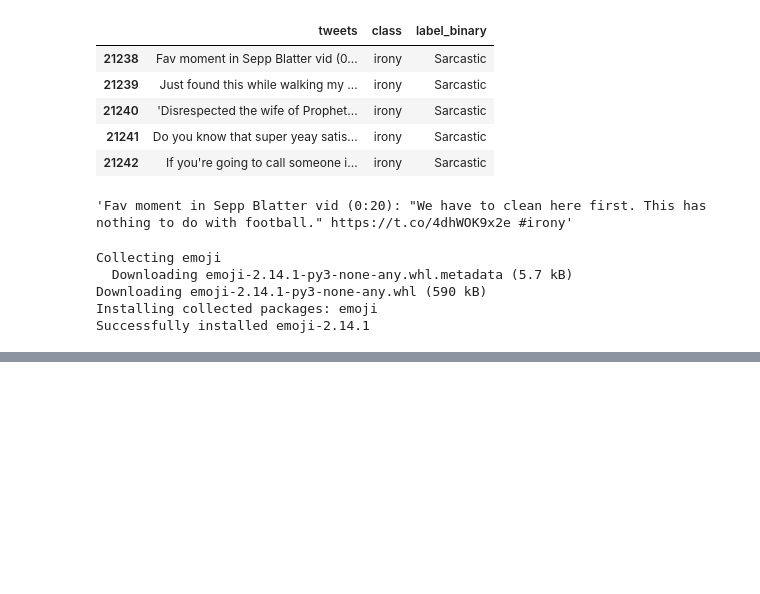
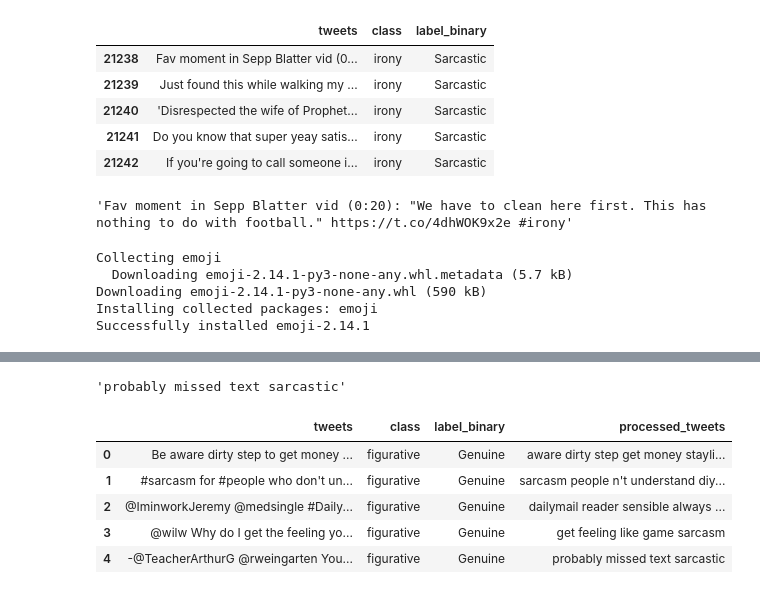
Before and after one commit to FundyLord/DataForger-Sarcasm, a Jupyter notebook: Sarcasm_detector.ipynb, the cells around one changed output, grey strips where cells are left out. Drawn from its saved outputs; the diff is of its cells as text; code cells hidden in the pictures; blank space fills up the shorter version.

```diff
--- a/Sarcasm_detector.ipynb
+++ b/Sarcasm_detector.ipynb
@@ -147,7 +162,7 @@ def preprocess_tweet(tweet):
     words = [lemmatizer.lemmatize(word) for word in words]
 
     # Join words back into a single string
-    return " ".join(words)
+    return " ".join(words).strip()
 
 # Apply preprocessing to the 'tweets' column
 df['processed_tweets'] = df['tweets'].apply(preprocess_tweet)
@@ -170,0 +195,13 @@ LookupError:
+# %%
+df.loc[4, 'processed_tweets']
+# %% [output]
+'probably missed text sarcastic'
+# %%
+df.head()
+# %% [output]
+|  | tweets | class | label_binary | processed_tweets |
+| 0 | Be aware dirty step to get money ... | figurative | Genuine | aware dirty step get money stayli... |
+| 1 | #sarcasm for #people who don't un... | figurative | Genuine | sarcasm people n't understand diy... |
+| 2 | @IminworkJeremy @medsingle #Daily... | figurative | Genuine | dailymail reader sensible always ... |
+| 3 | @wilw Why do I get the feeling yo... | figurative | Genuine | get feeling like game sarcasm |
+| 4 | -@TeacherArthurG @rweingarten You... | figurative | Genuine | probably missed text sarcastic |
```
Also changed, not shown: parts of 16 cells of this notebook.
